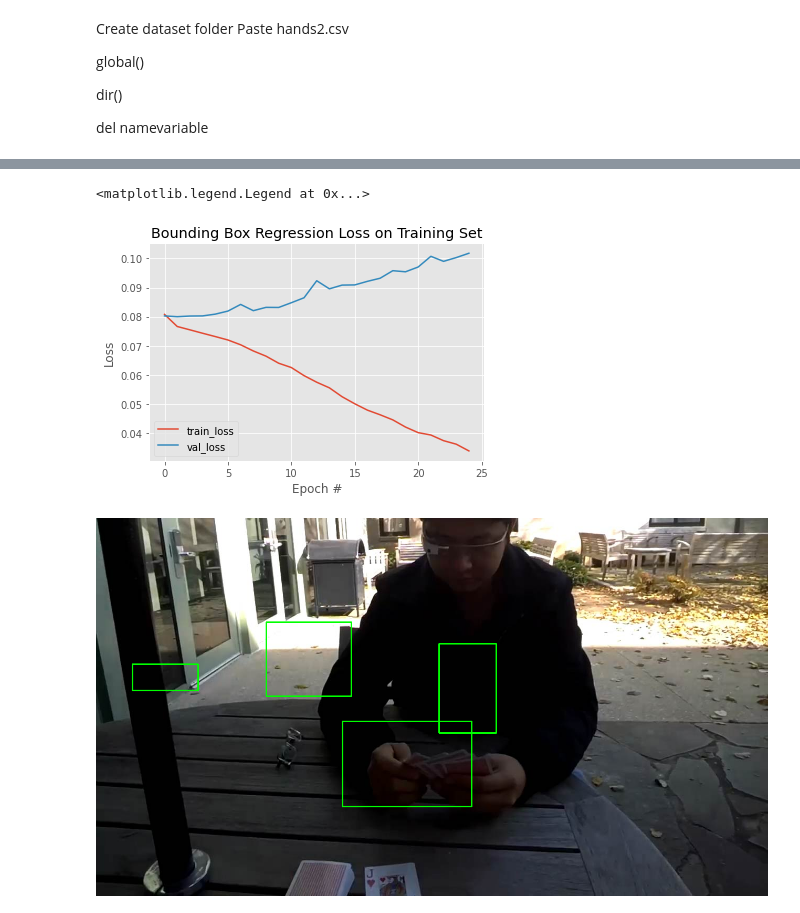
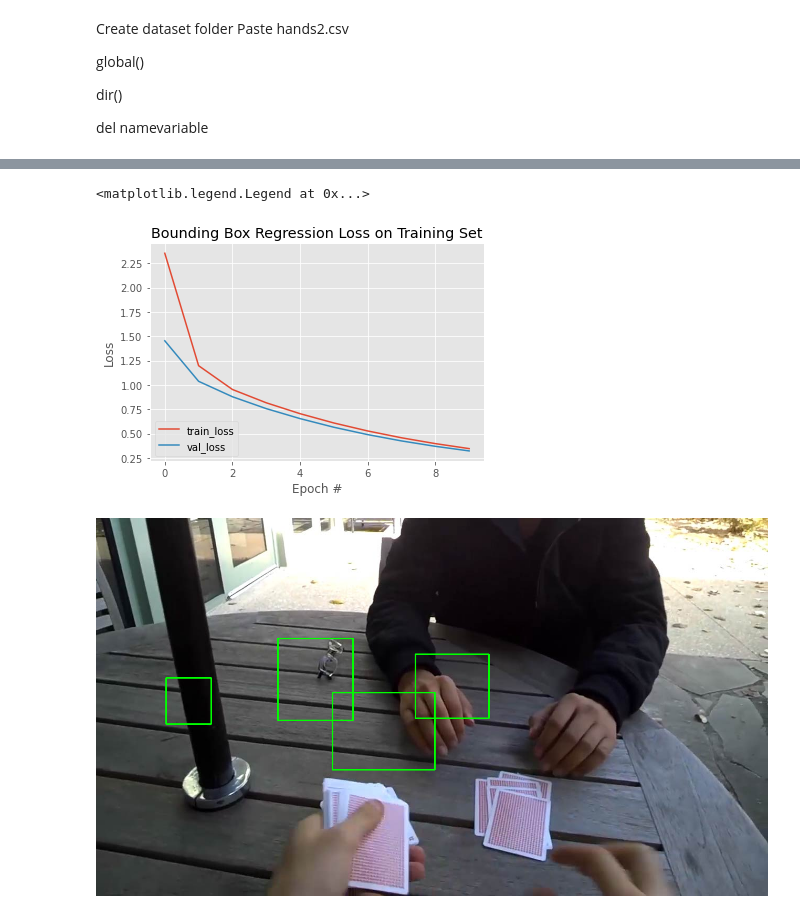
Before and after one commit to caldi99/Computer-Vision-Project, a Jupyter notebook: TrainModel.ipynb, the cells around one changed output, grey strips where cells are left out. Cells and saved outputs as stored; diff of their text form; code cells hidden in the pictures.

```diff
--- a/TrainModel.ipynb
+++ b/TrainModel.ipynb
@@ -145,20 +129,25 @@ targets = np.array(targets,dtype ="float32")
 #split the data
 from sklearn.model_selection import train_test_split
 
-split = train_test_split(data, targets, filenames, test_size=0.10, random_state=42)
+split = train_test_split(data, targets, filenames, test_size=0.30, random_state=42)
 
 (trainImages, testImages) = split[:2]
 (trainTargets, testTargets) = split[2:4]
 (trainFilenames, testFilenames) = split[4:]
+
+del targets
+del data
+del filenames
 # %%
 #build the model
-
+import tensorflow as tf
 from tensorflow.keras.applications import VGG16
 from tensorflow.keras.layers import Flatten
 from tensorflow.keras.layers import Dense
 from tensorflow.keras.layers import Input
 from tensorflow.keras.models import Model
 from tensorflow.keras.optimizers import Adam
+from keras.regularizers import l2
 
 LEARNING_RATE = 1e-4
 
@@ -167,9 +156,9 @@ vgg.trainable = False
 
 flatten = vgg.output
 flatten = Flatten()(flatten)
-bboxHead = Dense(128, activation="relu")(flatten)
-bboxHead = Dense(64, activation="relu")(bboxHead)
-bboxHead = Dense(32, activation="relu")(bboxHead)
+bboxHead = Dense(128, activation="relu",kernel_regularizer=l2(0.01), bias_regularizer=l2(0.01))(flatten)
+bboxHead = Dense(64, activation="relu",kernel_regularizer=l2(0.01), bias_regularizer=l2(0.01))(bboxHead)
+bboxHead = Dense(32, activation="relu",kernel_regularizer=l2(0.01), bias_regularizer=l2(0.01))(bboxHead)
 bboxHead = Dense(16, activation="sigmoid")(bboxHead)
 model = Model(inputs=vgg.input, outputs=bboxHead)
 
@@ -196,7 +185,7 @@ _________________________________________________________________
 None
 # %%
 #train the model
-EPOCHS = 25
+EPOCHS = 10
 BATCH_SIZE = 32
 
 H = model.fit(trainImages, trainTargets, validation_data=(testImages, testTargets),
@@ -264,14 +233,14 @@ plt.ylabel("Loss")
 plt.legend(loc="lower left")
 # %% [output]
 <matplotlib.legend.Legend at 0x...>
-[figure, old version]
+[figure, new version]
 # %%
 #predict
 import cv2
 import imutils
 from google.colab.patches import cv2_imshow
 
-image = load_img("/content/frame_0011.jpg", target_size=(224, 224))
+image = load_img("/content/frame_1523.jpg", target_size=(224, 224))
 image = img_to_array(image) / 255.0
 image = np.expand_dims(image, axis=0)
 
@@ -285,37 +254,37 @@ preds = model.predict(image)[0]
 
 
 
-image = cv2.imread("/content/frame_0011.jpg")
+image = cv2.imread("/content/frame_1523.jpg")
 
 
 w= 1280
 h= 720
 
 startX1 = int(startX1 * w)
 startY1 = int(startY1 * h)
 endX1 = int(endX1 * w)
 endY1 = int(endY1 * h)
 
 startX2 = int(startX2 * w)
 startY2 = int(startY2 * h)
 endX2 = int(endX2 * w)
 endY2 = int(endY2 * h)
 
 startX3 = int(startX3 * w)
 startY3 = int(startY3 * h)
 endX3 = int(endX3 * w)
 endY3 = int(endY3 * h)
 
 startX4 = int(startX4 * w)
 startY4 = int(startY4 * h)
 endX4 = int(endX4 * w)
 endY4 = int(endY4 * h)
 # draw the predicted bounding box on the image
 cv2.rectangle(image, (startX1, startY1), (endX1, endY1),(0, 255, 0), 2)
 cv2.rectangle(image, (startX2, startY2), (endX2, endY2),(0, 255, 0), 2)
 cv2.rectangle(image, (startX3, startY3), (endX3, endY3),(0, 255, 0), 2)
 cv2.rectangle(image, (startX4, startY4), (endX4, endY4),(0, 255, 0), 2)
 
 cv2_imshow(image)
 # %% [output]
-[figure, old version]
+[figure, new version]
```
Also changed, not shown: parts of 7 cells of this notebook.
